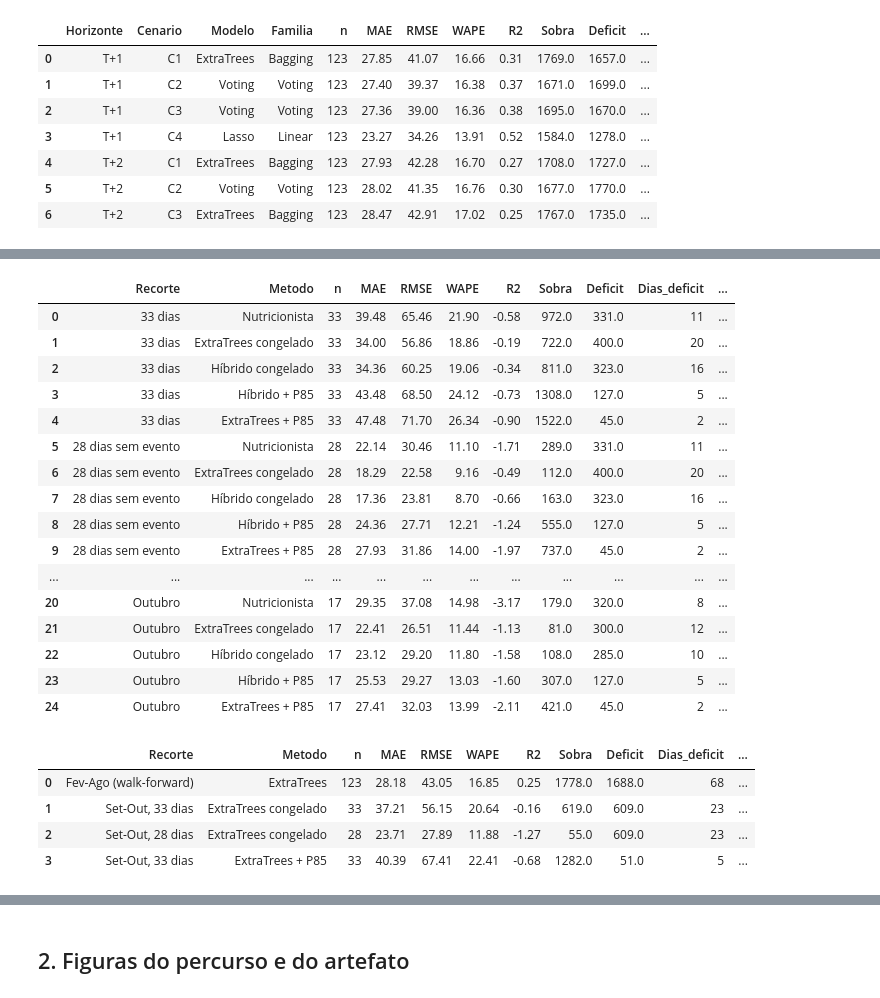
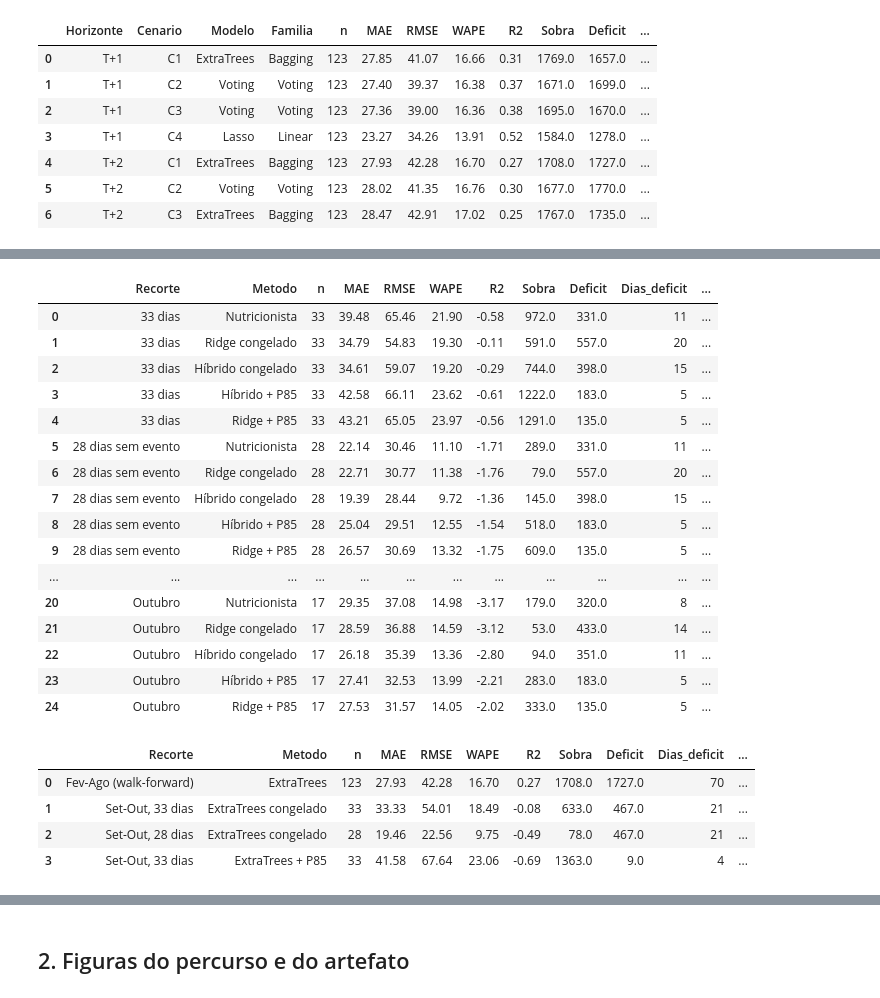
Before and after one commit to micheldigui/Artefato_Mestrado, a Jupyter notebook: notebooks/06_figuras_dissertacao.ipynb, the cells around one changed output, grey strips where cells are left out. Cells and saved outputs as stored; diff of their text form; code cells hidden in the pictures.

```diff
--- a/notebooks/06_figuras_dissertacao.ipynb
+++ b/notebooks/06_figuras_dissertacao.ipynb
@@ -19,7 +19,13 @@ from matplotlib.ticker import FuncFormatter
 
 from src.core.config import GOLD, RESULTADOS, SEMENTE_ALEATORIA, SILVER
 from src.core.models import definir_cenarios_features, obter_catalogo_modelos, avaliar_um_algoritmo
-from src.core.safety_margins import combinar_hibrido, prever_com_modelo_congelado
+from src.core.safety_margins import POLITICA_IA, combinar_hibrido, prever_com_modelo_congelado
+from src.core.selecao import carregar_selecao, nome_modelo
+
+SELECAO = carregar_selecao()
+ALG_T1, CEN_T1 = SELECAO["t1"]["algoritmo"], SELECAO["t1"]["cenario"]
+ALG_T2, CEN_T2 = SELECAO["t2"]["algoritmo"], SELECAO["t2"]["cenario"]
+NOME_T1, NOME_T2 = nome_modelo(ALG_T1), nome_modelo(ALG_T2)
 
 PASTA_FIG = RESULTADOS / "figuras" / "dissertacao_texto"
 PASTA_TAB = RESULTADOS / "tabelas_dissertacao" / "texto"
@@ -171,16 +177,16 @@ display(top_t1.round(2)); display(top_t2.round(2)); display(cenarios.round(2))
 | 6 | T+2 | C3 | ExtraTrees | Bagging | 123 | 28.47 | 42.91 | 17.02 | 0.25 | 1767.0 | 1735.0 | ... |
 # %%
 # Retrospectivo e prospectivo: políticas do T+1
-base_fa = fa[(fa["horizonte"] == "t1") & (fa["cenario"] == "Cenario_2_Com_Cardapio") & (fa["algoritmo"] == "Ensemble_Bagging_ExtraTrees")].sort_values("data")
+base_fa = fa[(fa["horizonte"] == "t1") & (fa["cenario"] == CEN_T1) & (fa["algoritmo"] == ALG_T1)].sort_values("data")
 base_fa = base_fa.merge(fato[["data", "plano_nutricionista"]], on="data")
 y, ia, nu = base_fa["consumo_real"].values, base_fa["previsao"].values, base_fa["plano_nutricionista"].values
 hi = combinar_hibrido(ia, nu)
 marg = pd.read_csv(RESULTADOS / "tabelas_dissertacao" / "tabela_09_margens_empiricas_quantis.csv", sep=";")
 m = {(r["Politica"], r["Quantil"]): r["Margem_ref"] for _, r in marg.iterrows()}
-MIA, MHI = "IA Pura (ExtraTrees)", "Modelo Híbrido 50/50"
-pol_defs = [("Nutricionista", nu, 0), ("ExtraTrees", ia, 0), ("Híbrido 50/50", hi, 0)]
+MIA, MHI = POLITICA_IA, "Modelo Híbrido 50/50"
+pol_defs = [("Nutricionista", nu, 0), (NOME_T1, ia, 0), ("Híbrido 50/50", hi, 0)]
 for q in ("P75", "P85", "P90"):
-    pol_defs += [(f"ExtraTrees + {q}", ia, m[(MIA, q)]), (f"Híbrido + {q}", hi, m[(MHI, q)])]
+    pol_defs += [(f"{NOME_T1} + {q}", ia, m[(MIA, q)]), (f"Híbrido + {q}", hi, m[(MHI, q)])]
 retro = pd.DataFrame([{"Politica": n, "Margem": mg, **metricas(y, p + mg)} for n, p, mg in pol_defs])
 retro.to_csv(PASTA_TAB / "retro_politicas.csv", sep=";", index=False)
 
@@ -189,31 +195,30 @@ te["sem_evento"] = ~te["evento_registrado"]
 linhas = []
 for recorte, s in (("33 dias", te), ("28 dias sem evento", te[te["sem_evento"]]), ("5 dias de enchente", te[te["eh_crise_climatica"]]),
                    ("Setembro", te[te["data"].dt.month == 9]), ("Outubro", te[te["data"].dt.month == 10])):
-    for nome, p, mg in [("Nutricionista", s["plano_nutricionista"], 0), ("ExtraTrees congelado", s["previsao_ia"], 0), ("Híbrido congelado", s["previsao_hibrido"], 0),
-                        ("Híbrido + P85", s["previsao_hibrido"], m[(MHI, "P85")]), ("ExtraTrees + P85", s["previsao_ia"], m[(MIA, "P85")])]:
+    for nome, p, mg in [("Nutricionista", s["plano_nutricionista"], 0), (f"{NOME_T1} congelado", s["previsao_ia"], 0), ("Híbrido congelado", s["previsao_hibrido"], 0),
+                        ("Híbrido + P85", s["previsao_hibrido"], m[(MHI, "P85")]), (f"{NOME_T1} + P85", s["previsao_ia"], m[(MIA, "P85")])]:
         linhas.append({"Recorte": recorte, "Metodo": nome, **metricas(s["consumo"], p + mg)})
 prosp = pd.DataFrame(linhas)
 prosp.to_csv(PASTA_TAB / "prospectivo_metodos.csv", sep=";", index=False)
 
 # T+2 no período prospectivo
-cols2 = [c for c in definir_cenarios_features()["Cenario_2_Com_Cardapio"] if c in g2.columns]
-t2 = prever_com_modelo_congelado(g2, cols2)
+cols2 = [c for c in definir_cenarios_features()[CEN_T2] if c in g2.columns]
+t2 = prever_com_modelo_congelado(g2, cols2, ALG_T2)
 t2["ev"] = t2["data"].isin(ATIP)
-ret_t2 = fa[(fa["horizonte"] == "t2") & (fa["cenario"] == "Cenario_2_Com_Cardapio") & (fa["algoritmo"] == "Ensemble_Bagging_ExtraTrees")]
+ret_t2 = fa[(fa["horizonte"] == "t2") & (fa["cenario"] == CEN_T2) & (fa["algoritmo"] == ALG_T2)]
 marg_t2 = float(max(0, np.ceil(np.quantile(ret_t2["consumo_real"] - ret_t2["previsao"], 0.85))))
 pt2 = pd.DataFrame([
-    {"Recorte": "Fev-Ago (walk-forward)", "Metodo": "ExtraTrees", **metricas(ret_t2["consumo_real"], ret_t2["previsao"])},
-    {"Recorte": "Set-Out, 33 dias", "Metodo": "ExtraTrees congelado", **metricas(t2["consumo"], t2["previsao_ia"])},
-    {"Recorte": "Set-Out, 28 dias", "Metodo": "ExtraTrees congelado", **metricas(t2.loc[~t2["ev"], "consumo"], t2.loc[~t2["ev"], "previsao_ia"])},
-    {"Recorte": "Set-Out, 33 dias", "Metodo": "ExtraTrees + P85", **metricas(t2["consumo"], t2["previsao_ia"] + marg_t2)}
+    {"Recorte": "Fev-Ago (walk-forward)", "Metodo": NOME_T2, **metricas(ret_t2["consumo_real"], ret_t2["previsao"])},
+    {"Recorte": "Set-Out, 33 dias", "Metodo": f"{NOME_T2} congelado", **metricas(t2["consumo"], t2["previsao_ia"])},
+    {"Recorte": "Set-Out, 28 dias", "Metodo": f"{NOME_T2} congelado", **metricas(t2.loc[~t2["ev"], "consumo"], t2.loc[~t2["ev"], "previsao_ia"])},
+    {"Recorte": "Set-Out, 33 dias", "Metodo": f"{NOME_T2} + P85", **metricas(t2["consumo"], t2["previsao_ia"] + marg_t2)}
 ])
 pt2.to_csv(PASTA_TAB / "t2_compras.csv", sep=";", index=False)
 NUM["margem_t2_p85"] = marg_t2
 
 # Sensibilidade à janela de treino em Fev-Ago
-from sklearn.ensemble import ExtraTreesRegressor
-from src.core.models import criar_pipeline_arvore, LIMITES_ALVO, arredondar_refeicoes
-cols = [c for c in definir_cenarios_features()["Cenario_2_Com_Cardapio"] if c in g1.columns]
+from src.core.models import LIMITES_ALVO, arredondar_refeicoes
+cols = [c for c in definir_cenarios_features()[CEN_T1] if c in g1.columns]
 alvo = g1[(g1["data"] >= "2026-02-01") & (g1["data"] <= "2026-08-31") & g1["consumo"].notna()]
 linhas = []
 for meses, rotulo in ((6, "6 meses"), (12, "12 meses"), (24, "24 meses"), (None, "Todo o histórico")):
@@ -222,7 +227,7 @@ for meses, rotulo in ((6, "6 meses"), (12, "12 meses"), (24, "24 meses"), (None,
         tr = g1[(g1["data"] < o) & g1["usar_no_treino"] & g1["consumo"].notna() & g1["alvo_relativo"].notna()]
         if meses:
             tr = tr[tr["data"] >= o - pd.DateOffset(months=meses)]
-        modelo = criar_pipeline_arvore(ExtraTreesRegressor(n_estimators=80, min_samples_leaf=5, max_features=0.6, random_state=SEMENTE_ALEATORIA, n_jobs=-1))
+        modelo = obter_catalogo_modelos()[ALG_T1]["construtor"]()
         modelo.fit(tr[cols], tr["alvo_relativo"].clip(*LIMITES_ALVO))
         saidas.append(a.assign(p=arredondar_refeicoes(np.clip(modelo.predict(a[cols]), *LIMITES_ALVO) * a["nivel_base"].values)))
     s = pd.concat(saidas)
@@ -244,23 +249,23 @@ display(retro.round(2)); display(prosp.round(2)); display(pt2.round(2)); display
 |  | Recorte | Metodo | n | MAE | RMSE | WAPE | R2 | Sobra | Deficit | Dias_deficit | ... |
 | 0 | 33 dias | Nutricionista | 33 | 39.48 | 65.46 | 21.90 | -0.58 | 972.0 | 331.0 | 11 | ... |
-| 1 | 33 dias | ExtraTrees congelado | 33 | 34.00 | 56.86 | 18.86 | -0.19 | 722.0 | 400.0 | 20 | ... |
-| 2 | 33 dias | Híbrido congelado | 33 | 34.36 | 60.25 | 19.06 | -0.34 | 811.0 | 323.0 | 16 | ... |
-| 3 | 33 dias | Híbrido + P85 | 33 | 43.48 | 68.50 | 24.12 | -0.73 | 1308.0 | 127.0 | 5 | ... |
-| 4 | 33 dias | ExtraTrees + P85 | 33 | 47.48 | 71.70 | 26.34 | -0.90 | 1522.0 | 45.0 | 2 | ... |
+| 1 | 33 dias | Ridge congelado | 33 | 34.79 | 54.83 | 19.30 | -0.11 | 591.0 | 557.0 | 20 | ... |
+| 2 | 33 dias | Híbrido congelado | 33 | 34.61 | 59.07 | 19.20 | -0.29 | 744.0 | 398.0 | 15 | ... |
+| 3 | 33 dias | Híbrido + P85 | 33 | 42.58 | 66.11 | 23.62 | -0.61 | 1222.0 | 183.0 | 5 | ... |
+| 4 | 33 dias | Ridge + P85 | 33 | 43.21 | 65.05 | 23.97 | -0.56 | 1291.0 | 135.0 | 5 | ... |
 | 5 | 28 dias sem evento | Nutricionista | 28 | 22.14 | 30.46 | 11.10 | -1.71 | 289.0 | 331.0 | 11 | ... |
-| 6 | 28 dias sem evento | ExtraTrees congelado | 28 | 18.29 | 22.58 | 9.16 | -0.49 | 112.0 | 400.0 | 20 | ... |
-| 7 | 28 dias sem evento | Híbrido congelado | 28 | 17.36 | 23.81 | 8.70 | -0.66 | 163.0 | 323.0 | 16 | ... |
-| 8 | 28 dias sem evento | Híbrido + P85 | 28 | 24.36 | 27.71 | 12.21 | -1.24 | 555.0 | 127.0 | 5 | ... |
-| 9 | 28 dias sem evento | ExtraTrees + P85 | 28 | 27.93 | 31.86 | 14.00 | -1.97 | 737.0 | 45.0 | 2 | ... |
+| 6 | 28 dias sem evento | Ridge congelado | 28 | 22.71 | 30.77 | 11.38 | -1.76 | 79.0 | 557.0 | 20 | ... |
+| 7 | 28 dias sem evento | Híbrido congelado | 28 | 19.39 | 28.44 | 9.72 | -1.36 | 145.0 | 398.0 | 15 | ... |
+| 8 | 28 dias sem evento | Híbrido + P85 | 28 | 25.04 | 29.51 | 12.55 | -1.54 | 518.0 | 183.0 | 5 | ... |
+| 9 | 28 dias sem evento | Ridge + P85 | 28 | 26.57 | 30.69 | 13.32 | -1.75 | 609.0 | 135.0 | 5 | ... |
 | ... | ... | ... | ... | ... | ... | ... | ... | ... | ... | ... | ... |
 | 20 | Outubro | Nutricionista | 17 | 29.35 | 37.08 | 14.98 | -3.17 | 179.0 | 320.0 | 8 | ... |
-| 21 | Outubro | ExtraTrees congelado | 17 | 22.41 | 26.51 | 11.44 | -1.13 | 81.0 | 300.0 | 12 | ... |
-| 22 | Outubro | Híbrido congelado | 17 | 23.12 | 29.20 | 11.80 | -1.58 | 108.0 | 285.0 | 10 | ... |
-| 23 | Outubro | Híbrido + P85 | 17 | 25.53 | 29.27 | 13.03 | -1.60 | 307.0 | 127.0 | 5 | ... |
-| 24 | Outubro | ExtraTrees + P85 | 17 | 27.41 | 32.03 | 13.99 | -2.11 | 421.0 | 45.0 | 2 | ... |
+| 21 | Outubro | Ridge congelado | 17 | 28.59 | 36.88 | 14.59 | -3.12 | 53.0 | 433.0 | 14 | ... |
+| 22 | Outubro | Híbrido congelado | 17 | 26.18 | 35.39 | 13.36 | -2.80 | 94.0 | 351.0 | 11 | ... |
+| 23 | Outubro | Híbrido + P85 | 17 | 27.41 | 32.53 | 13.99 | -2.21 | 283.0 | 183.0 | 5 | ... |
+| 24 | Outubro | Ridge + P85 | 17 | 27.53 | 31.57 | 14.05 | -2.02 | 333.0 | 135.0 | 5 | ... |
 |  | Recorte | Metodo | n | MAE | RMSE | WAPE | R2 | Sobra | Deficit | Dias_deficit | ... |
-| 0 | Fev-Ago (walk-forward) | ExtraTrees | 123 | 28.18 | 43.05 | 16.85 | 0.25 | 1778.0 | 1688.0 | 68 | ... |
-| 1 | Set-Out, 33 dias | ExtraTrees congelado | 33 | 37.21 | 56.15 | 20.64 | -0.16 | 619.0 | 609.0 | 23 | ... |
-| 2 | Set-Out, 28 dias | ExtraTrees congelado | 28 | 23.71 | 27.89 | 11.88 | -1.27 | 55.0 | 609.0 | 23 | ... |
-| 3 | Set-Out, 33 dias | ExtraTrees + P85 | 33 | 40.39 | 67.41 | 22.41 | -0.68 | 1282.0 | 51.0 | 5 | ... |
+| 0 | Fev-Ago (walk-forward) | ExtraTrees | 123 | 27.93 | 42.28 | 16.70 | 0.27 | 1708.0 | 1727.0 | 70 | ... |
+| 1 | Set-Out, 33 dias | ExtraTrees congelado | 33 | 33.33 | 54.01 | 18.49 | -0.08 | 633.0 | 467.0 | 21 | ... |
+| 2 | Set-Out, 28 dias | ExtraTrees congelado | 28 | 19.46 | 22.56 | 9.75 | -0.49 | 78.0 | 467.0 | 21 | ... |
+| 3 | Set-Out, 33 dias | ExtraTrees + P85 | 33 | 41.58 | 67.64 | 23.06 | -0.69 | 1363.0 | 9.0 | 4 | ... |
 |  | Janela | n | MAE | RMSE | WAPE | R2 | Sobra | Deficit | Dias_deficit | ... |
```
Also changed, not shown: parts of 5 cells of this notebook, 54 other files.
